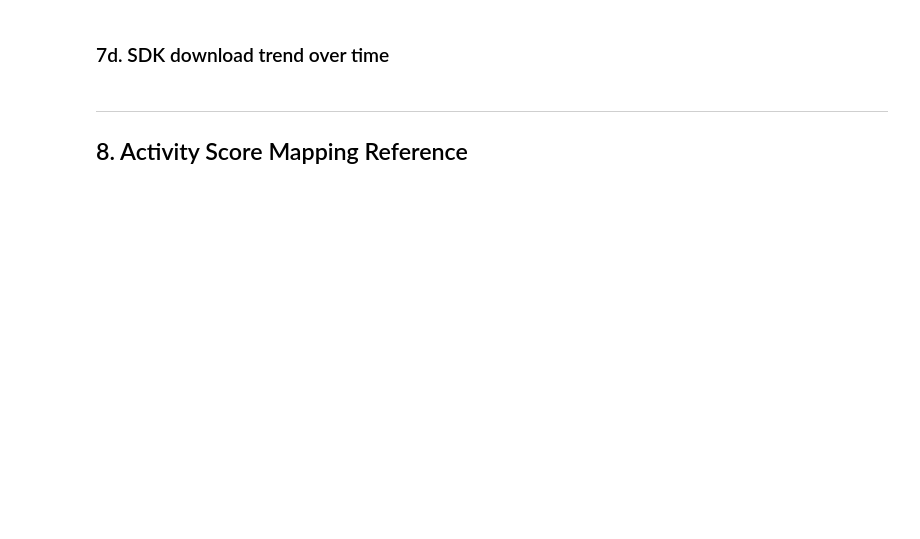
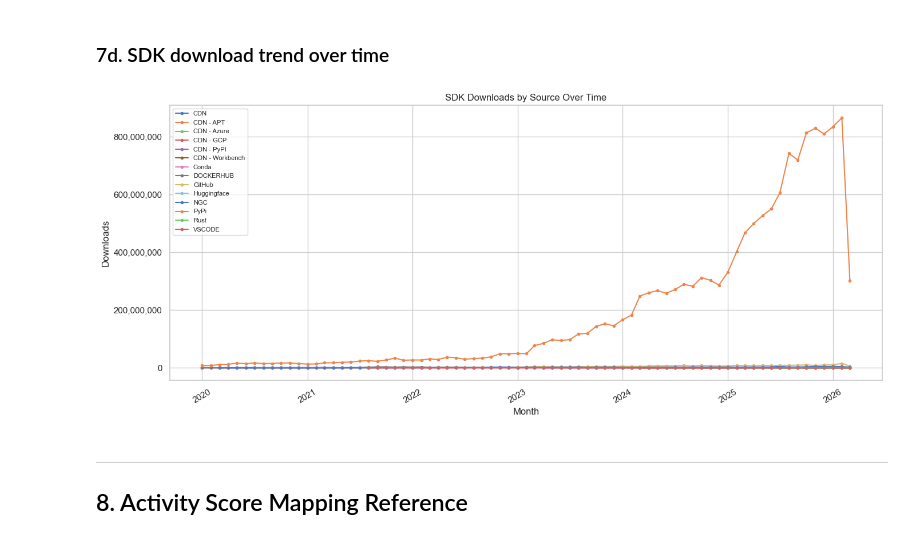
Before and after one commit to WBDoran/Spring2026_IndustryProject, a Jupyter notebook: nvidia_eda.ipynb, the cells around one changed output. Saved outputs shown, nothing was run; the diff lists cells and outputs as text; code cells hidden in the pictures; blank space fills up the shorter version.

```diff
--- a/nvidia_eda.ipynb
+++ b/nvidia_eda.ipynb
@@ -674,28 +995,29 @@ plt.show()
 # %%
 sdk_trend = con.execute("""
     SELECT
         DATE_TRUNC('month', download_date) AS month,
-        lead_source,
+        source,
         SUM(download_count)               AS downloads
     FROM sdk_download_clean
-    WHERE kpi = 1
-      AND nv_flag = 0
+    WHERE KPI = 1
       AND download_date IS NOT NULL
     GROUP BY 1, 2
     ORDER BY 1
 """).fetchdf()
 
 fig, ax = plt.subplots(figsize=(14, 6))
-for src, grp in sdk_trend.groupby('lead_source'):
+for src, grp in sdk_trend.groupby('source'):
     ax.plot(grp['month'], grp['downloads'], label=src, lw=1.5, marker='o', markersize=3)
 ax.set_title('SDK Downloads by Source Over Time')
 ax.set_xlabel('Month')
 ax.set_ylabel('Downloads')
 ax.yaxis.set_major_formatter(mticker.FuncFormatter(lambda x, _: f'{int(x):,}'))
 ax.legend(fontsize=8, loc='upper left')
 plt.xticks(rotation=30)
 plt.tight_layout()
 plt.show()
+# %% [output]
+[figure, added]
 # %% [markdown]
 ---
 ## 8. Activity Score Mapping Reference
```
Also changed, not shown: parts of 36 cells of this notebook.
